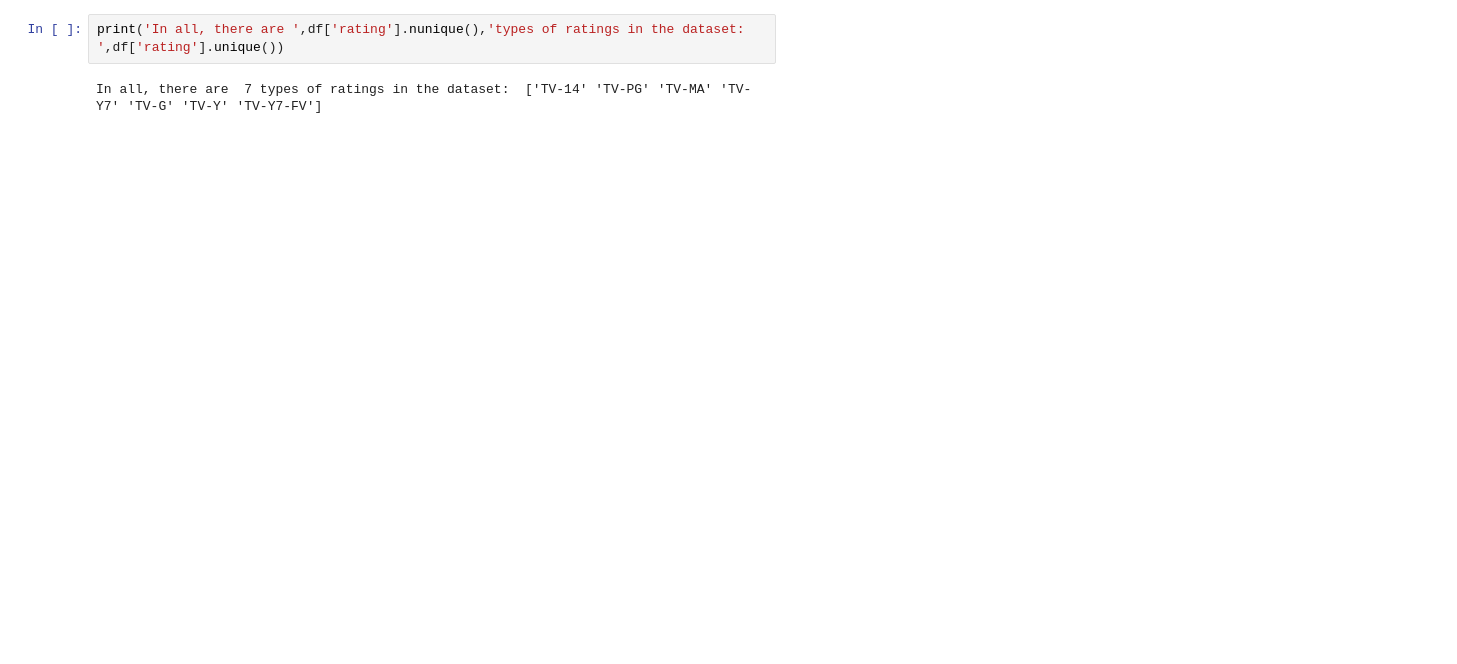
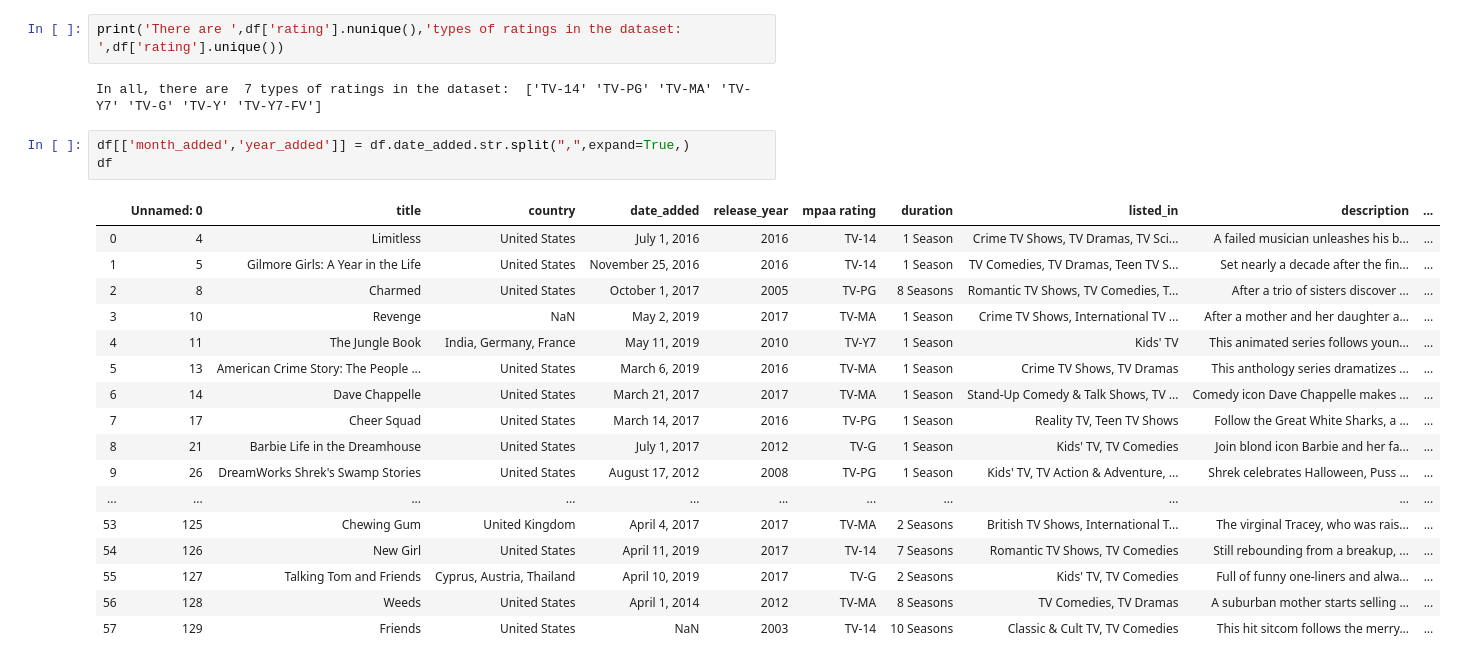
Before and after one commit to AmeerYHassan/Video-Streaming-Analysis, a Jupyter notebook: Graphs/Vaish_code.ipynb, the cells around one changed output. Saved outputs shown, nothing was run; the diff lists cells and outputs as text; blank space fills up the shorter version.

```diff
--- a/Graphs/Vaish_code.ipynb
+++ b/Graphs/Vaish_code.ipynb
@@ -18,7 +19,28 @@ df.head()
 # %%
-print('In all, there are ',df['rating'].nunique(),'types of ratings in the dataset: ',df['rating'].unique())
+print('There are ',df['rating'].nunique(),'types of ratings in the dataset: ',df['rating'].unique())
 # %% [output]
 In all, there are  7 types of ratings in the dataset:  ['TV-14' 'TV-PG' 'TV-MA' 'TV-Y7' 'TV-G' 'TV-Y' 'TV-Y7-FV']
+# %%
+df[['month_added','year_added']] = df.date_added.str.split(",",expand=True,)
+df
+# %% [output]
+|  | Unnamed: 0 | title | country | date_added | release_year | mpaa rating | duration | listed_in | description | ... |
+| 0 | 4 | Limitless | United States | July 1, 2016 | 2016 | TV-14 | 1 Season | Crime TV Shows, TV Dramas, TV Sci... | A failed musician unleashes his b... | ... |
+| 1 | 5 | Gilmore Girls: A Year in the Life | United States | November 25, 2016 | 2016 | TV-14 | 1 Season | TV Comedies, TV Dramas, Teen TV S... | Set nearly a decade after the fin... | ... |
+| 2 | 8 | Charmed | United States | October 1, 2017 | 2005 | TV-PG | 8 Seasons | Romantic TV Shows, TV Comedies, T... | After a trio of sisters discover ... | ... |
+| 3 | 10 | Revenge | NaN | May 2, 2019 | 2017 | TV-MA | 1 Season | Crime TV Shows, International TV ... | After a mother and her daughter a... | ... |
+| 4 | 11 | The Jungle Book | India, Germany, France | May 11, 2019 | 2010 | TV-Y7 | 1 Season | Kids' TV | This animated series follows youn... | ... |
+| 5 | 13 | American Crime Story: The People ... | United States | March 6, 2019 | 2016 | TV-MA | 1 Season | Crime TV Shows, TV Dramas | This anthology series dramatizes ... | ... |
+| 6 | 14 | Dave Chappelle | United States | March 21, 2017 | 2017 | TV-MA | 1 Season | Stand-Up Comedy & Talk Shows, TV ... | Comedy icon Dave Chappelle makes ... | ... |
+| 7 | 17 | Cheer Squad | United States | March 14, 2017 | 2016 | TV-PG | 1 Season | Reality TV, Teen TV Shows | Follow the Great White Sharks, a ... | ... |
+| 8 | 21 | Barbie Life in the Dreamhouse | United States | July 1, 2017 | 2012 | TV-G | 1 Season | Kids' TV, TV Comedies | Join blond icon Barbie and her fa... | ... |
+| 9 | 26 | DreamWorks Shrek's Swamp Stories | United States | August 17, 2012 | 2008 | TV-PG | 1 Season | Kids' TV, TV Action & Adventure, ... | Shrek celebrates Halloween, Puss ... | ... |
+| ... | ... | ... | ... | ... | ... | ... | ... | ... | ... | ... |
+| 53 | 125 | Chewing Gum | United Kingdom | April 4, 2017 | 2017 | TV-MA | 2 Seasons | British TV Shows, International T... | The virginal Tracey, who was rais... | ... |
+| 54 | 126 | New Girl | United States | April 11, 2019 | 2017 | TV-14 | 7 Seasons | Romantic TV Shows, TV Comedies | Still rebounding from a breakup, ... | ... |
+| 55 | 127 | Talking Tom and Friends | Cyprus, Austria, Thailand | April 10, 2019 | 2017 | TV-G | 2 Seasons | Kids' TV, TV Comedies | Full of funny one-liners and alwa... | ... |
+| 56 | 128 | Weeds | United States | April 1, 2014 | 2012 | TV-MA | 8 Seasons | TV Comedies, TV Dramas | A suburban mother starts selling ... | ... |
+| 57 | 129 | Friends | United States | NaN | 2003 | TV-14 | 10 Seasons | Classic & Cult TV, TV Comedies | This hit sitcom follows the merry... | ... |
 # %%
 plt.figure(1, figsize=(15, 7))
 plt.title("Frequency")
```
Also changed, not shown: parts of 15 cells of this notebook.
